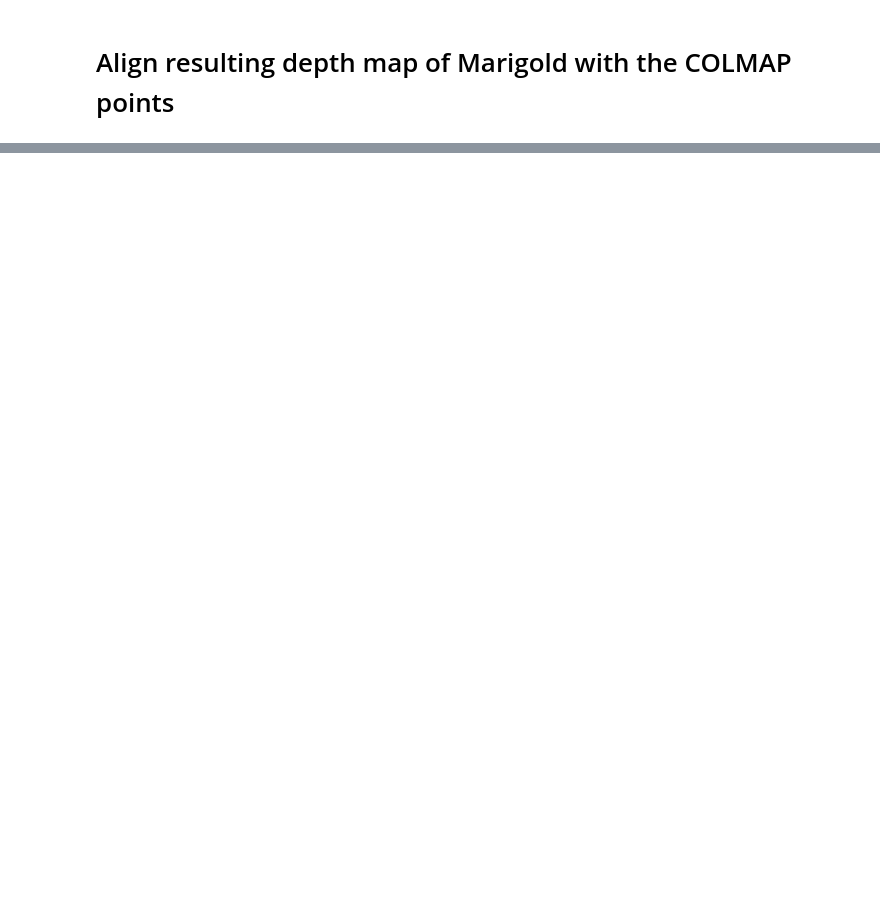
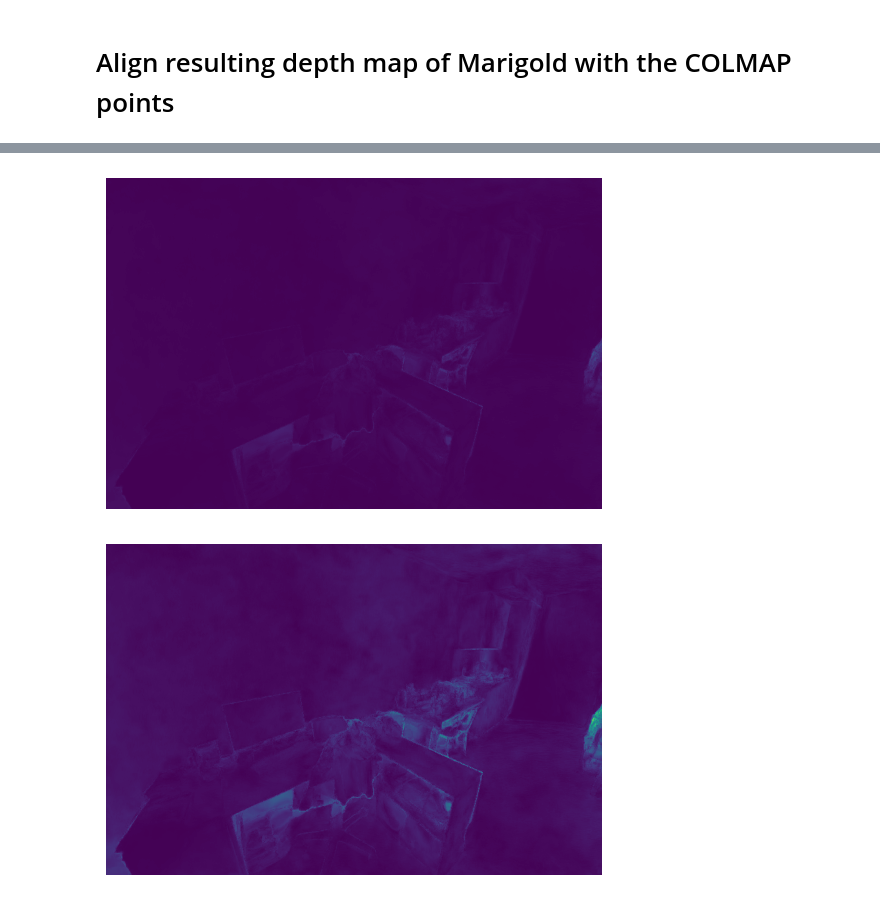
Before and after one commit to diddone/nerf-depth-priors, a Jupyter notebook: depth_alignment/align_depth_map_MG_scannetpp.ipynb, the cells around one changed output, grey strips where cells are left out. Saved outputs shown, nothing was run; the diff lists cells and outputs as text; code cells hidden in the pictures; blank space fills up the shorter version.

```diff
--- a/depth_alignment/align_depth_map_MG_scannetpp.ipynb
+++ b/depth_alignment/align_depth_map_MG_scannetpp.ipynb
@@ -8,11 +8,12 @@ import torch
 from scipy.interpolate import RegularGridInterpolator
 import matplotlib
 import matplotlib.pyplot as plt
+import matplotlib.colors as mcolors
 import cv2
 from PIL import Image
 
 # Constants
-DATA_DIR = './../../scannetpp/7eac902fd5'
+DATA_DIR = './../../scannetpp/4318f8bb3c'
 TRAIN_COLOR_DIR = os.path.join(DATA_DIR, 'train/rgb')
 TRAIN_DEPTH_DIR = os.path.join(DATA_DIR, 'train/depth')
 MG_TRAIN_DIR = os.path.join(DATA_DIR, 'train/depth_MG')
@@ -25,11 +26,11 @@ COLMAP_DIR = os.path.join(DATA_DIR, 'colmap')
 COLMAP_TRAIN_DIR = os.path.join(COLMAP_DIR, 'sparse_train/0')
 COLMAP_ALL_DIR = os.path.join(COLMAP_DIR, 'sparse/0')
 POINT_CLOUDS_TRAIN_OUT = os.path.join(DATA_DIR, 'train/point_clouds_MG_aligned')
-BARBARA_POINT_CLOUDS_TRAIN_OUT = os.path.join(DATA_DIR, 'train/barbara_point_clouds')
+DENSE_DEPTH_PRIORS_POINT_CLOUDS_TRAIN_OUT = os.path.join(DATA_DIR, 'train/dense_depth_priors_point_clouds')
 COLMAP_POINTS_TRAIN_OUT = os.path.join(DATA_DIR, 'train/colmap_point_cloud')
 MASK_PATH = os.path.join(DATA_DIR, 'eval_mask.pth')
 SENSOR_DEPTH_DIR = os.path.join(DATA_DIR, 'train/target_depth')
-SENSOR_DEPTH_SCALED_DIR = os.path.join(DATA_DIR, 'train/depth')
+# SENSOR_DEPTH_SCALED_DIR = os.path.join(DATA_DIR, 'train/depth')
 SENSOR_POINT_CLOUD_OUT = os.path.join(DATA_DIR, 'train/sensor_point_cloud')
 # %%
 # Create directories if needed
@@ -560,0 +588,13 @@ NameError: name 'barbara_depths' is not defined
+# %%
+max_uncertainty = np.max([uncertainties[img_id], aligned_uncertainties[img_id]])
+cmap = plt.cm.viridis
+
+plt.imshow(uncertainties[img_id] / max_uncertainty, vmin=0.0, vmax=1.0, cmap=cmap)
+plt.axis('off')
+plt.show()
+plt.imshow(aligned_uncertainties[img_id] / max_uncertainty, vmin=0.0, vmax=1.0, cmap=cmap)
+plt.axis('off')
+plt.show()
+# %% [output]
+[figure, added]
+[figure, added]
```
Also changed, not shown: parts of 17 cells of this notebook.
